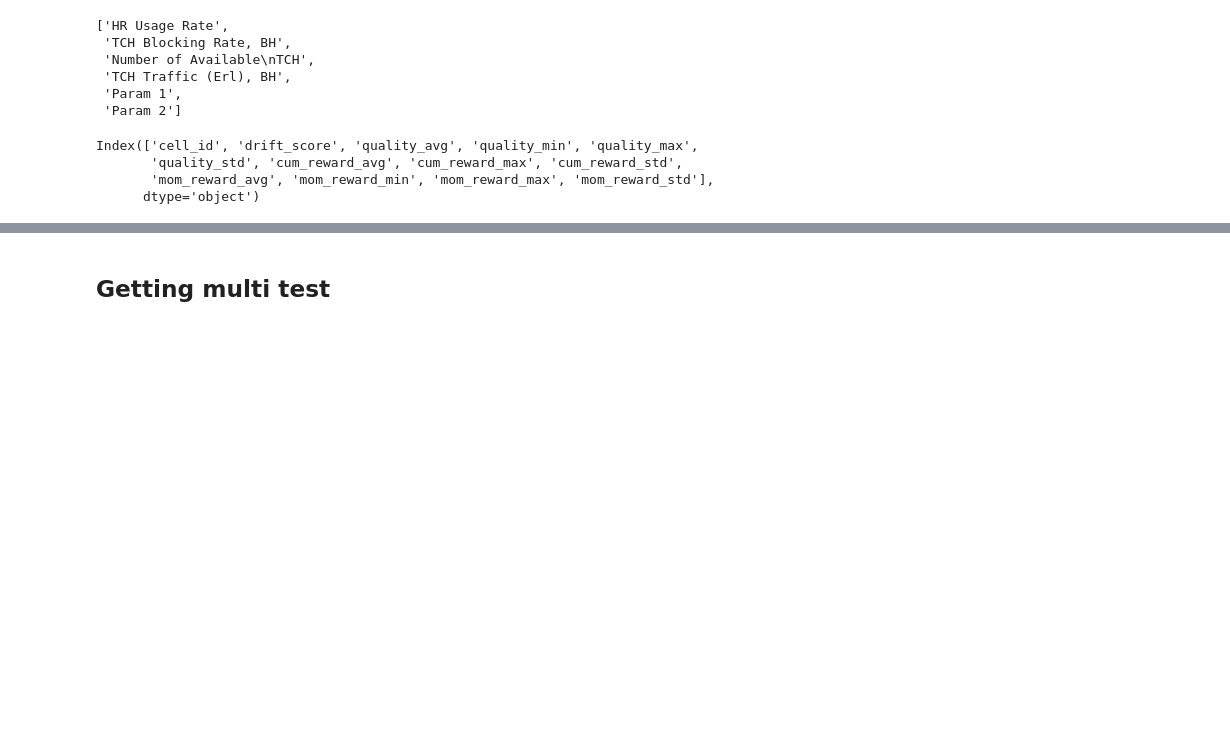
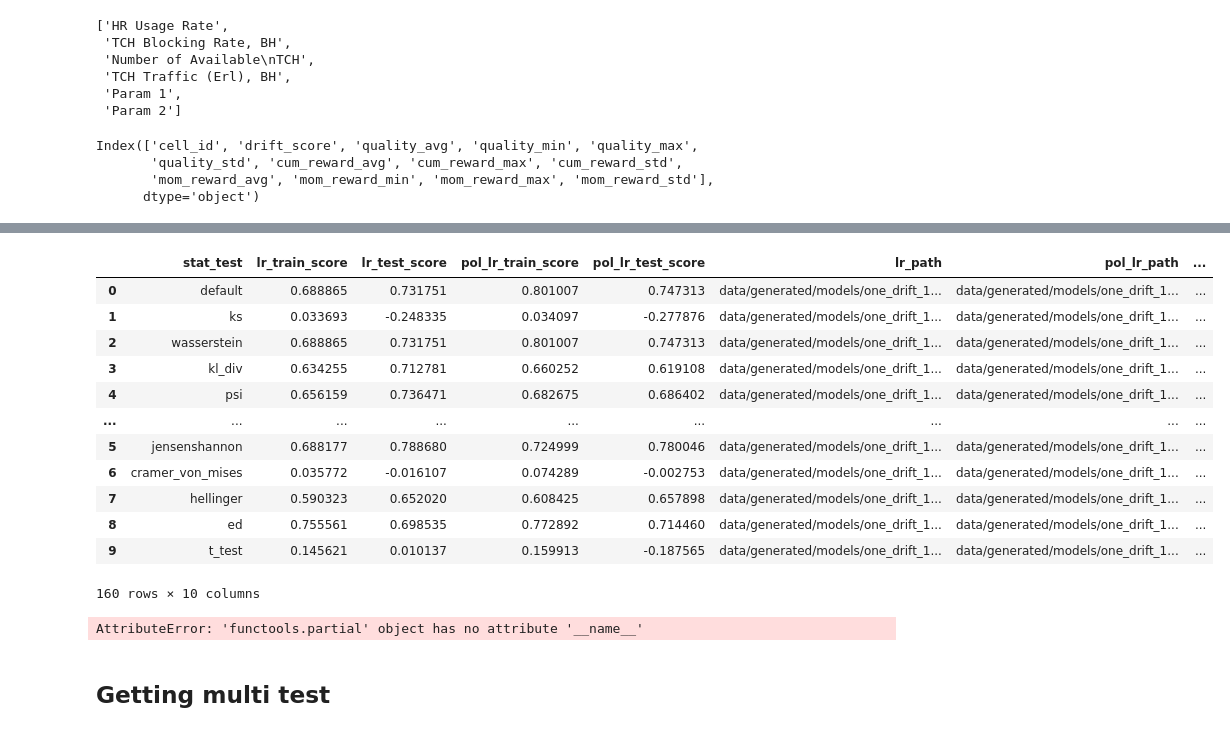
Before and after one commit to S-M157/Bachelor, a Jupyter notebook: RegressDataDrift.ipynb, the cells around one changed output, grey strips where cells are left out. Drawn from its saved outputs; the diff is of its cells as text; code cells hidden in the pictures; blank space fills up the shorter version.

```diff
--- a/RegressDataDrift.ipynb
+++ b/RegressDataDrift.ipynb
@@ -1377,3 +1447,56 @@ get_models_results(orig_df, rewards, features, label, stat_tests, path)
+# %%
+datasets_list = [('not-sampled_no-ref-window', 'data/generated/drift/by_cell_agent/run_7/by_train_regressive__sampled-drift-None_no-window_.csv'),
+             ('sampled_no-ref-window', 'data/generated/drift/by_cell_agent/run_8/by_train_regressive__sampled-drift-1000_no-window_.csv'),
+             ('not-sampled_ref-window-1k', 'data/generated/drift/by_cell_agent/run_9/by_train_regressive_sampled_ref_sampled_drift_None_window_1k_.csv'),
+             ('sampled_ref-window-1k', 'data/generated/drift/by_cell_agent/run_10/by_train_regressive_sampled_ref_sampled_drift_1000_window_1k_.csv')]
+path = 'data/generated/models/one_drift_1'
+label = 'quality_avg'
+features = ['HR Usage Rate',
+ 'TCH Blocking Rate, BH',
+ 'Number of Available\nTCH',
+ 'TCH Traffic (Erl), BH',
+ 'Param 1',
+ 'Param 2']
+one_drift_res = pd.DataFrame()
+
+for dataset_name, dataset_path in datasets_list:
+    dataset = pd.read_csv(dataset_path, index_col=0)
+
+    for form_data_func in [get_regress_score, get_weighted_mean, get_thresh_sum, get_weighted_thresh_sum]:
+        data_type_name = form_data_func.__name__
+
+        regress_df = dataset[['cell_id']].copy()
+        regress_df[stat_tests] = dataset[stat_tests].apply(lambda x: list(map(form_data_func, x)))
+        # creating path to save data
+        saving_path = osp.join(path, dataset_name, data_type_name)
+        Path(saving_path).mkdir(exist_ok=True, parents=True)
+
+        res = get_models_results(orig_df, rewards, features, label, stat_tests, saving_path)
+        res['dataset_name'] = [dataset_name] * len(res)
+        res['data_type_name'] = [data_type_name] * len(res)
+
+        one_drift_res = pd.concat([one_drift_res, res])
+
+one_drift_res.to_csv(osp.join(path, 'one_drift_res.csv'))
+one_drift_res
+# %% [output]
+|  | stat_test | lr_train_score | lr_test_score | pol_lr_train_score | pol_lr_test_score | lr_path | pol_lr_path | ... |
+| 0 | default | 0.688865 | 0.731751 | 0.801007 | 0.747313 | data/generated/models/one_drift_1... | data/generated/models/one_drift_1... | ... |
+| 1 | ks | 0.033693 | -0.248335 | 0.034097 | -0.277876 | data/generated/models/one_drift_1... | data/generated/models/one_drift_1... | ... |
+| 2 | wasserstein | 0.688865 | 0.731751 | 0.801007 | 0.747313 | data/generated/models/one_drift_1... | data/generated/models/one_drift_1... | ... |
+| 3 | kl_div | 0.634255 | 0.712781 | 0.660252 | 0.619108 | data/generated/models/one_drift_1... | data/generated/models/one_drift_1... | ... |
+| 4 | psi | 0.656159 | 0.736471 | 0.682675 | 0.686402 | data/generated/models/one_drift_1... | data/generated/models/one_drift_1... | ... |
+| ... | ... | ... | ... | ... | ... | ... | ... | ... |
+| 5 | jensenshannon | 0.688177 | 0.788680 | 0.724999 | 0.780046 | data/generated/models/one_drift_1... | data/generated/models/one_drift_1... | ... |
+| 6 | cramer_von_mises | 0.035772 | -0.016107 | 0.074289 | -0.002753 | data/generated/models/one_drift_1... | data/generated/models/one_drift_1... | ... |
+| 7 | hellinger | 0.590323 | 0.652020 | 0.608425 | 0.657898 | data/generated/models/one_drift_1... | data/generated/models/one_drift_1... | ... |
+| 8 | ed | 0.755561 | 0.698535 | 0.772892 | 0.714460 | data/generated/models/one_drift_1... | data/generated/models/one_drift_1... | ... |
+| 9 | t_test | 0.145621 | 0.010137 | 0.159913 | -0.187565 | data/generated/models/one_drift_1... | data/generated/models/one_drift_1... | ... |
+160 rows × 10 columns
+# %%
+get_weighted_mean.__name__
+# %% [output]
+AttributeError: 'functools.partial' object has no attribute '__name__'
 # %% [markdown]
 ## Getting multi test
 # %%
```
Also changed, not shown: parts of 12 cells of this notebook.
